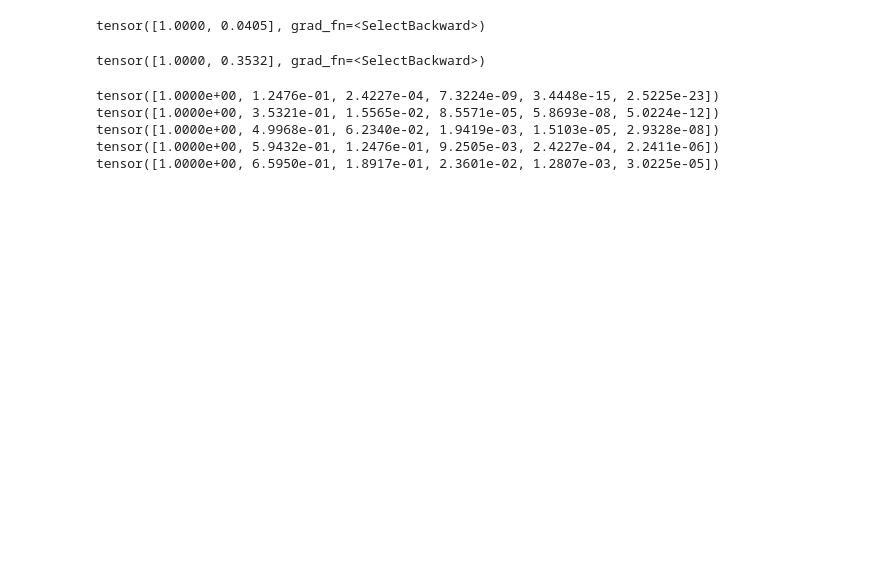
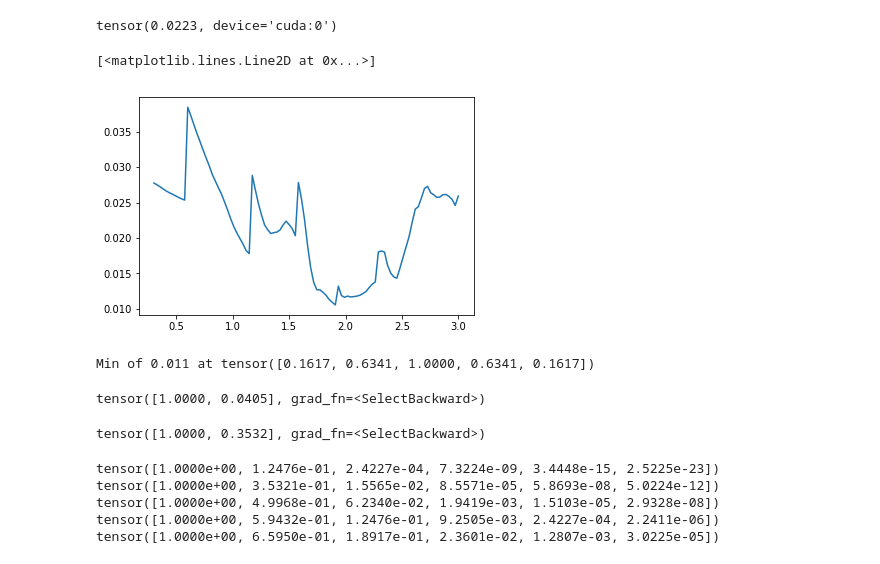
Before and after one commit to activatedgeek/simplex-gp, a Jupyter notebook: notebooks/convergence_test.ipynb, the cells around one changed output. Saved outputs shown, nothing was run; the diff lists cells and outputs as text; code cells hidden in the pictures; blank space fills up the shorter version.

```diff
--- a/notebooks/convergence_test.ipynb
+++ b/notebooks/convergence_test.ipynb
@@ -37,3 +70,0 @@ Kxx = torch.exp(-((X[None]-X[:,None])**2).sum(-1)/2)#/(2*np.pi)**(X.shape[-1]/2)
-# %%
-mvm_gt = Kxx@f
-mvm_lattice = latticefilter(f,X,3)
@@ -60,3 +71,54 @@ from gpytorch.kernels import MaternKernel
+# %%
+coeffs = torch.tensor([0.4398, 1.0000, 0.4398]).to(device)
+coeffs = torch.tensor([0.1617, 0.6341, 1.0000, 0.6341, 0.1617]).to(device)
+rel_err(mvm_gt,mvm_lattice/(mvm_lattice/mvm_gt).mean())
+# %% [output]
+tensor(0.0223, device='cuda:0')
+# %%
+def gaussian_normalization(ell):
+    # Integral of Gaussian covariance with lengthscale ell from 0 to infinity
+    return np.sqrt(2 * np.pi * ell**2)
+
+def matern_normalization(ell, nu):
+    # Integral of Matern covariance with lengthscale ell from 0 to infinity
+    return np.sqrt(2 * np.pi * ell**2) * gamma(nu + 0.5)/gamma(nu)/(nu**0.5)
+
+def gaussian_covariance(x, ell=1.):
+    x_normalized = x / ell
+    return np.exp(-x_normalized**2/2)/gaussian_normalization(ell)
+
+def matern_covariance(x, ell=1., nu=0.5):
+    if np.isinf(nu): return gaussian_covariance(x,ell=ell)
+    # Matern covariance with lengthscale ell
+    x[x == 0.0] += np.finfo(float).eps  # strict zeros result in nan
+    x_normalized = np.sqrt(2*nu) * np.abs(x) / ell
+    unnormalized_covar = (2**(1-nu) / gamma(nu)) * (x_normalized)**nu * kv(nu, x_normalized)
+    return unnormalized_covar/matern_normalization(ell,nu)
+
+def gaussian_coeffs(order,xmax):
+    n = 2*order+1
+    grid = np.linspace(-xmax,xmax,n)
+    coeffs = gaussian_covariance(grid)
+    coeffs /= coeffs[order]
+    return torch.from_numpy(coeffs).float()
+# %%
+mvm_gt = Kxx@f
+o=2
+
+def err(coeffs):
+    mvm_lattice = latticefilter(f,X,coeffs)
+    return rel_err(mvm_gt,mvm_lattice/(mvm_lattice/mvm_gt).mean())
+
+xmax = np.linspace(.3,3,100)
+errs = [err(gaussian_coeffs(o,x)) for x in xmax]
+sns.relplot(x=xmax,y=errs, kind='line')
+# %% [output]
+[<matplotlib.lines.Line2D at 0x...>]
+[figure, added]
+# %%
+print(f"Min of {np.min(errs):.3f} at {gaussian_coeffs(o,xmax[np.argmin(errs)])}")
+# %% [output]
+Min of 0.011 at tensor([0.1617, 0.6341, 1.0000, 0.6341, 0.1617])
 # %%
 K = MaternKernel(nu=1.5)
 # %%
```
Also changed, not shown: parts of 15 cells of this notebook, 3 other files.
